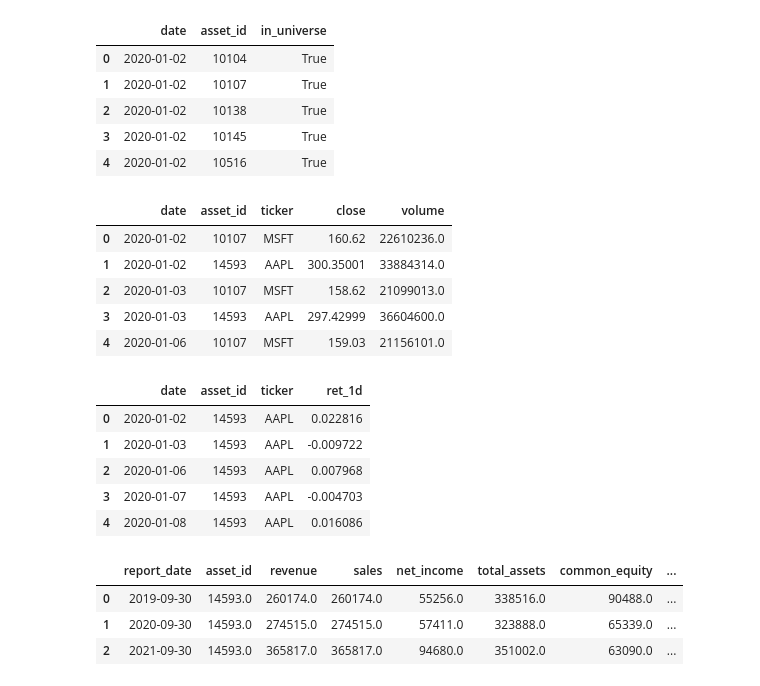
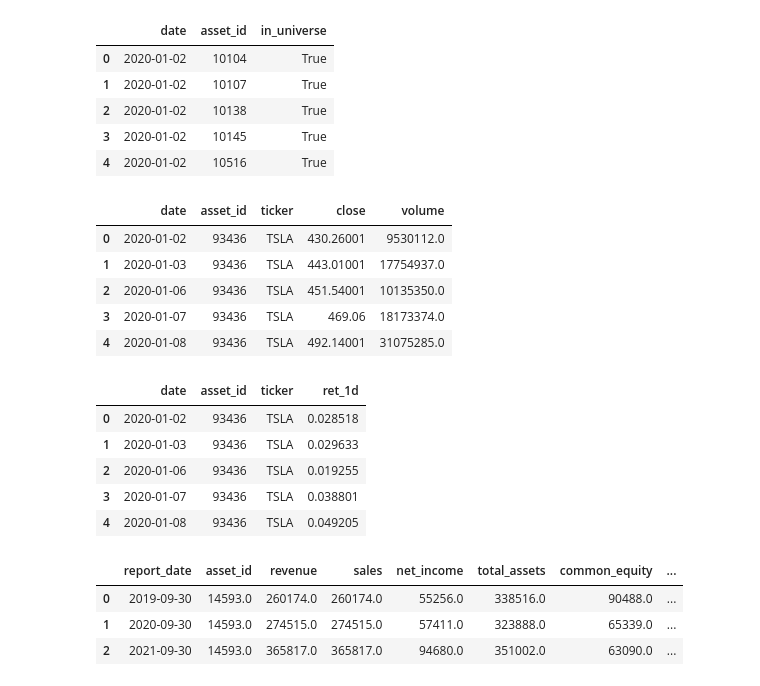
Before and after one commit to SRG-eddieliu/QuantLab_data_pipeline, a Jupyter notebook: notebooks/data_handler_demo.ipynb, the cells around one changed output. Saved outputs shown, nothing was run; the diff lists cells and outputs as text; code cells hidden in the pictures.

```diff
--- a/notebooks/data_handler_demo.ipynb
+++ b/notebooks/data_handler_demo.ipynb
@@ -201,24 +201,24 @@ handler.get_universe("2020-01-02").head()
 | 4 | 2020-01-02 | 10516 | True |
 # %%
 # Prices subset
-handler.get_prices(["AAPL", "MSFT"], start_date="2020-01-01", end_date="2020-02-01", fields=["close", "volume"]).head()
+handler.get_prices(["TSLA"], start_date="2020-01-01", end_date="2020-02-01", fields=["close", "volume"]).head()
 # %% [output]
 |  | date | asset_id | ticker | close | volume |
-| 0 | 2020-01-02 | 10107 | MSFT | 160.62 | 22610236.0 |
-| 1 | 2020-01-02 | 14593 | AAPL | 300.35001 | 33884314.0 |
-| 2 | 2020-01-03 | 10107 | MSFT | 158.62 | 21099013.0 |
-| 3 | 2020-01-03 | 14593 | AAPL | 297.42999 | 36604600.0 |
-| 4 | 2020-01-06 | 10107 | MSFT | 159.03 | 21156101.0 |
+| 0 | 2020-01-02 | 93436 | TSLA | 430.26001 | 9530112.0 |
+| 1 | 2020-01-03 | 93436 | TSLA | 443.01001 | 17754937.0 |
+| 2 | 2020-01-06 | 93436 | TSLA | 451.54001 | 10135350.0 |
+| 3 | 2020-01-07 | 93436 | TSLA | 469.06 | 18173374.0 |
+| 4 | 2020-01-08 | 93436 | TSLA | 492.14001 | 31075285.0 |
 # %%
 # Returns subset
-handler.get_returns(["AAPL"], start_date="2020-01-02", end_date="2020-02-01").head()
+handler.get_returns(["TSLA"], start_date="2020-01-02", end_date="2020-02-01").head()
 # %% [output]
 |  | date | asset_id | ticker | ret_1d |
-| 0 | 2020-01-02 | 14593 | AAPL | 0.022816 |
-| 1 | 2020-01-03 | 14593 | AAPL | -0.009722 |
-| 2 | 2020-01-06 | 14593 | AAPL | 0.007968 |
-| 3 | 2020-01-07 | 14593 | AAPL | -0.004703 |
-| 4 | 2020-01-08 | 14593 | AAPL | 0.016086 |
+| 0 | 2020-01-02 | 93436 | TSLA | 0.028518 |
+| 1 | 2020-01-03 | 93436 | TSLA | 0.029633 |
+| 2 | 2020-01-06 | 93436 | TSLA | 0.019255 |
+| 3 | 2020-01-07 | 93436 | TSLA | 0.038801 |
+| 4 | 2020-01-08 | 93436 | TSLA | 0.049205 |
 # %%
 # Fundamentals
 handler.get_fundamentals(["AAPL"], start_date="2019-01-01", end_date="2021-12-31").head()
```
Also changed, not shown: parts of 3 cells of this notebook, 3 other files.
